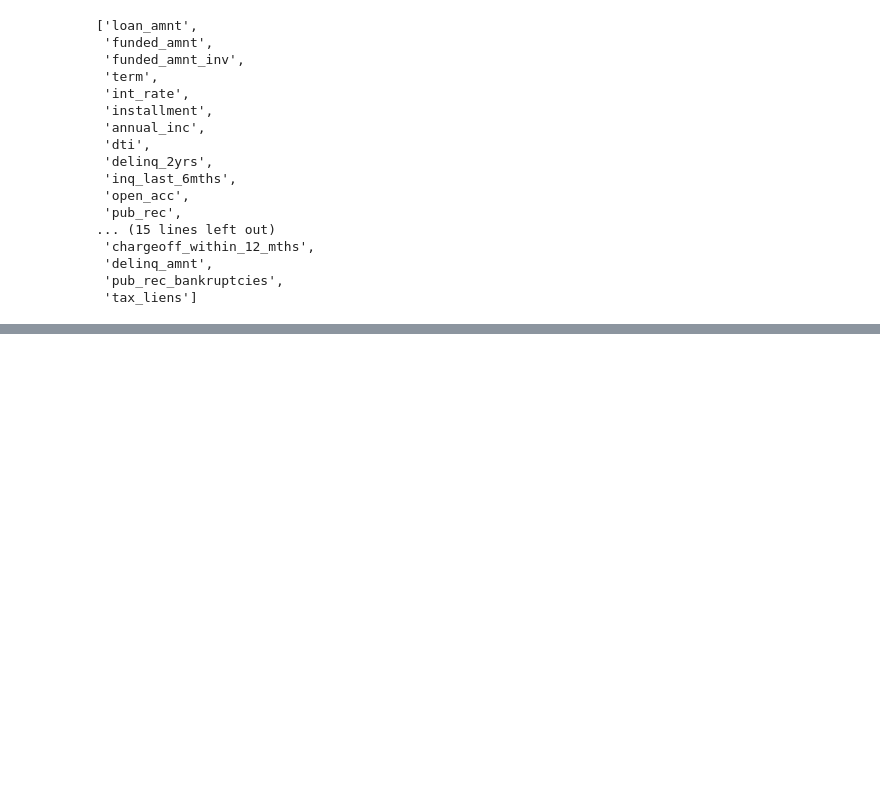
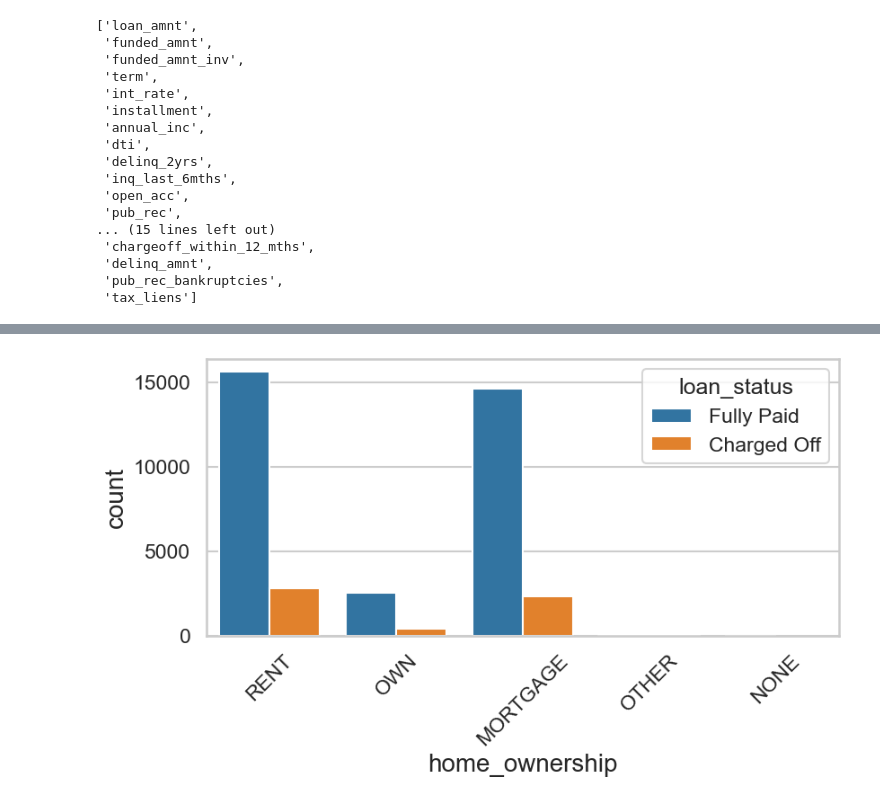
Before and after one commit to PrithviPy/lending_club_case_study, a Jupyter notebook: Prithviraj_Vetrivelu.ipynb, the cells around one changed output, grey strips where cells are left out. Saved outputs shown, nothing was run; the diff lists cells and outputs as text; code cells hidden in the pictures; blank space fills up the shorter version.

```diff
--- a/Prithviraj_Vetrivelu.ipynb
+++ b/Prithviraj_Vetrivelu.ipynb
@@ -256,0 +389,16 @@ numeric_variables
+# %%
+# Categoroical Univariate Analysis in Value scale
+
+features = ['home_ownership']
+plt.figure(figsize = (20, 10))
+
+for i in enumerate(features):
+    plt.subplot(2, 2, i[0]+1)
+    plt.subplots_adjust(hspace=0.5)
+    sns.countplot(x = i[1], hue='loan_status', data = lccs_dataframe)
+
+    plt.rcParams['axes.titlesize'] = 16
+    plt.xticks(rotation = 45)
+#     plt.yscale('log')
+# %% [output]
+[figure, added]
```
Also changed, not shown: parts of 47 cells of this notebook, 1 other file.
